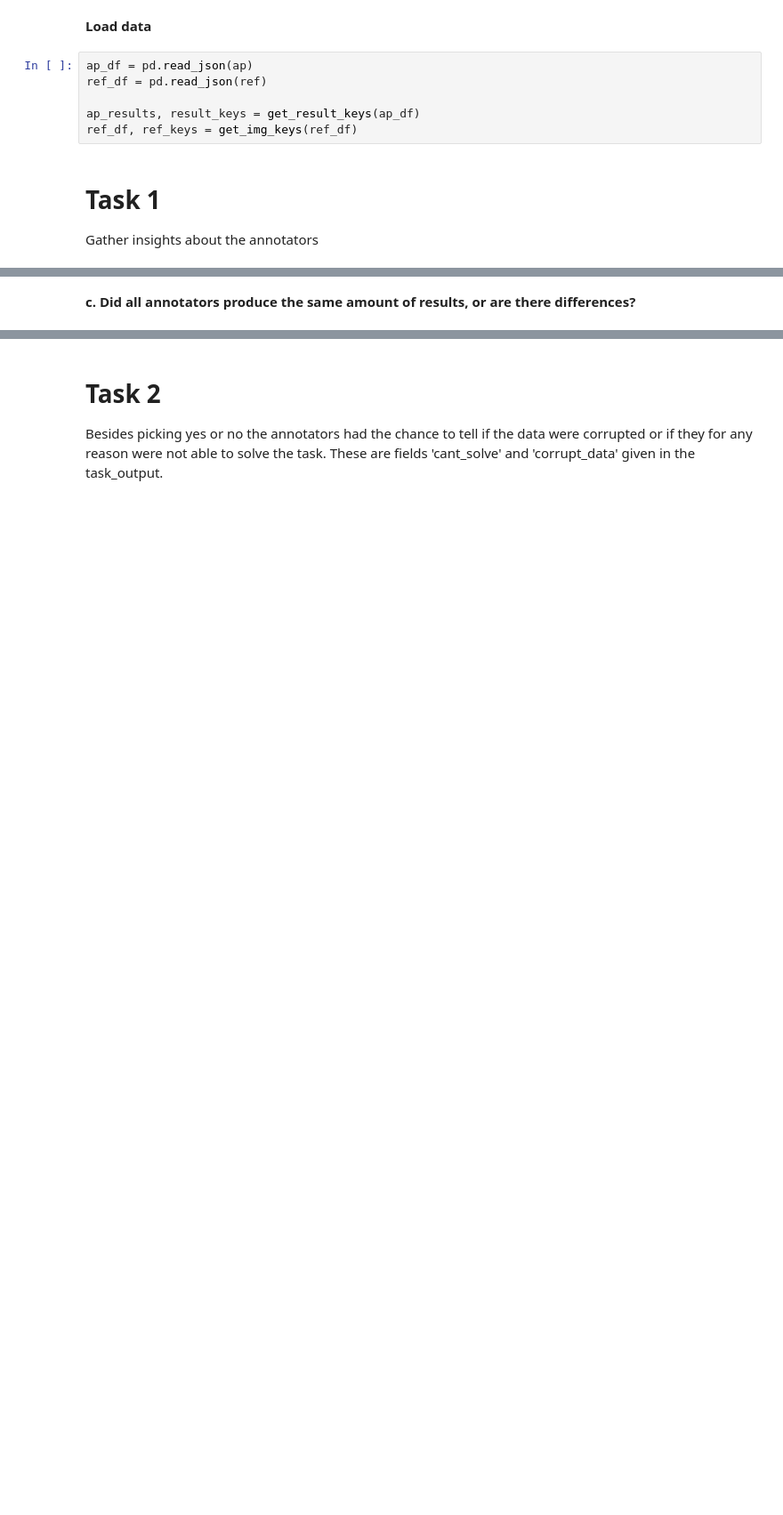
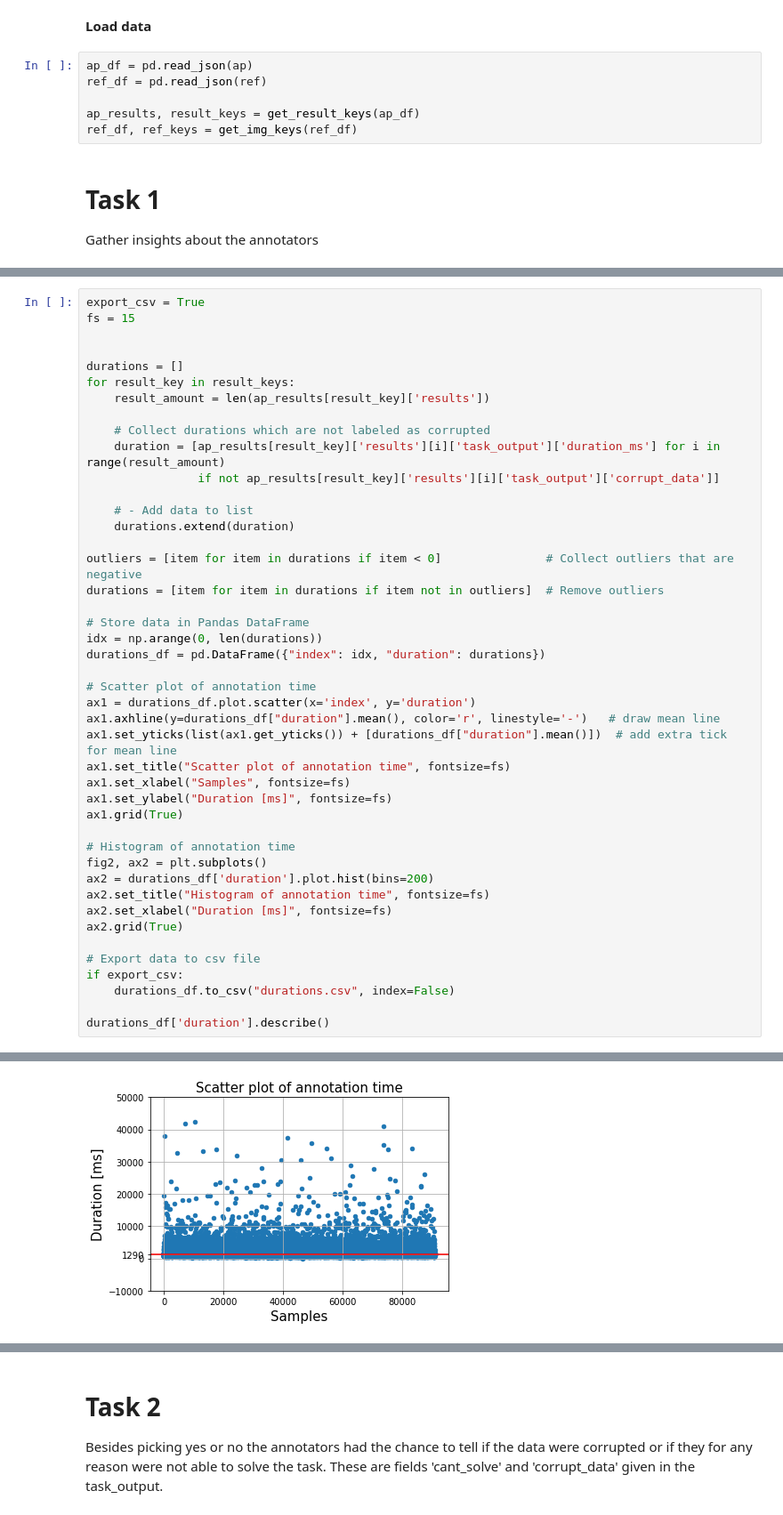
Before and after one commit to m4tice/qm_project, a Jupyter notebook: qm_project.ipynb, the cells around one changed output, grey strips where cells are left out. Shown: that part at 89% size. Drawn from its saved outputs; the diff is of its cells as text; blank space fills up the shorter version.

```diff
--- a/qm_project.ipynb
+++ b/qm_project.ipynb
@@ -143,2 +109,45 @@ Min duration: -99999 [ms]
-# %% [markdown]
-**c. Did all annotators produce the same amount of results, or are there differences?**
+# %%
+export_csv = True
+fs = 15
+
+
+durations = []
+for result_key in result_keys:
+    result_amount = len(ap_results[result_key]['results'])
+
+    # Collect durations which are not labeled as corrupted
+    duration = [ap_results[result_key]['results'][i]['task_output']['duration_ms'] for i in range(result_amount)
+                if not ap_results[result_key]['results'][i]['task_output']['corrupt_data']]
+
+    # - Add data to list
+    durations.extend(duration)
+
+outliers = [item for item in durations if item < 0]               # Collect outliers that are negative
+durations = [item for item in durations if item not in outliers]  # Remove outliers
+
+# Store data in Pandas DataFrame
+idx = np.arange(0, len(durations))
+durations_df = pd.DataFrame({"index": idx, "duration": durations})
+
+# Scatter plot of annotation time
+ax1 = durations_df.plot.scatter(x='index', y='duration')
+ax1.axhline(y=durations_df["duration"].mean(), color='r', linestyle='-')   # draw mean line
+ax1.set_yticks(list(ax1.get_yticks()) + [durations_df["duration"].mean()])  # add extra tick for mean line
+ax1.set_title("Scatter plot of annotation time", fontsize=fs)
+ax1.set_xlabel("Samples", fontsize=fs)
+ax1.set_ylabel("Duration [ms]", fontsize=fs)
+ax1.grid(True)
+
+# Histogram of annotation time
+fig2, ax2 = plt.subplots()
+ax2 = durations_df['duration'].plot.hist(bins=200)
+ax2.set_title("Histogram of annotation time", fontsize=fs)
+ax2.set_xlabel("Duration [ms]", fontsize=fs)
+ax2.grid(True)
+
+# Export data to csv file
+if export_csv:
+    durations_df.to_csv("durations.csv", index=False)
+
+durations_df['duration'].describe()
+# %% [output]
@@ -144,0 +163 @@ Min duration: -99999 [ms]
+[figure, added]
```
Also changed, not shown: parts of 35 cells of this notebook, 11 other files.
